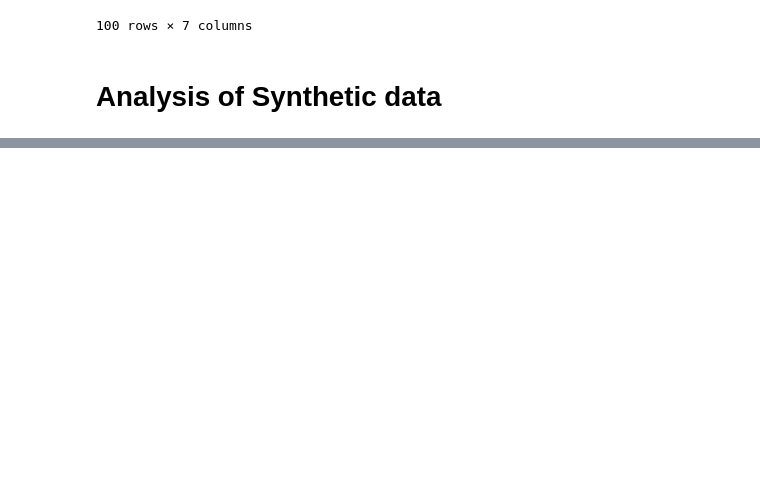
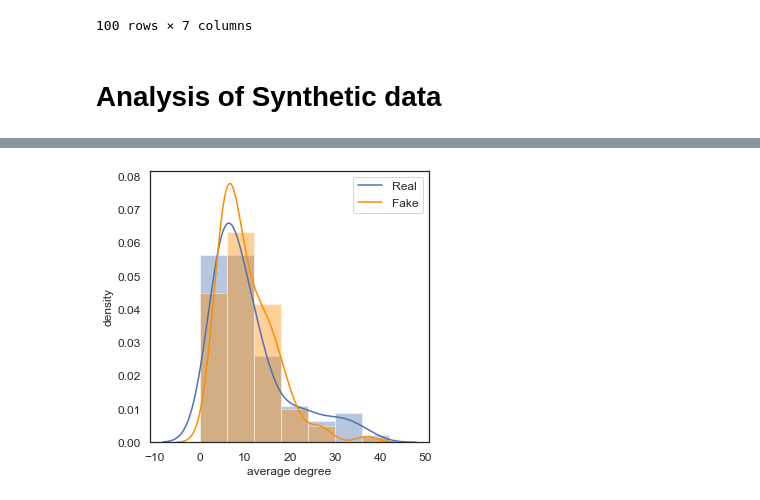
Before and after one commit to arslanzafar95/SynthesizedDeveloperSocialNetworks, a Jupyter notebook: scripts/data_synthesis_with_bayesian_statistics.ipynb, the cells around one changed output, grey strips where cells are left out. Saved outputs shown, nothing was run; the diff lists cells and outputs as text; code cells hidden in the pictures; blank space fills up the shorter version.

```diff
--- a/scripts/data_synthesis_with_bayesian_statistics.ipynb
+++ b/scripts/data_synthesis_with_bayesian_statistics.ipynb
@@ -344,0 +376,13 @@ table_evaluator.visual_evaluation()
+# %%
+#averagedegree
+plt.figure(figsize=(5,5))
+sns.distplot(df.average_degree,bins=range(0,50,6))
+sns.distplot(df_synthetic.average_degree,bins=range(0,50,6),color='darkorange')
+plt.legend(['Real','Fake'],fontsize=12)
+plt.xlabel('average degree', fontsize=12)
+plt.ylabel('density', fontsize=12)
+plt.xticks(fontsize=12)
+plt.yticks(fontsize=12)
+plt.show()
+# %% [output]
+[figure, added]
```
Also changed, not shown: parts of 12 cells of this notebook, 5 other files.
